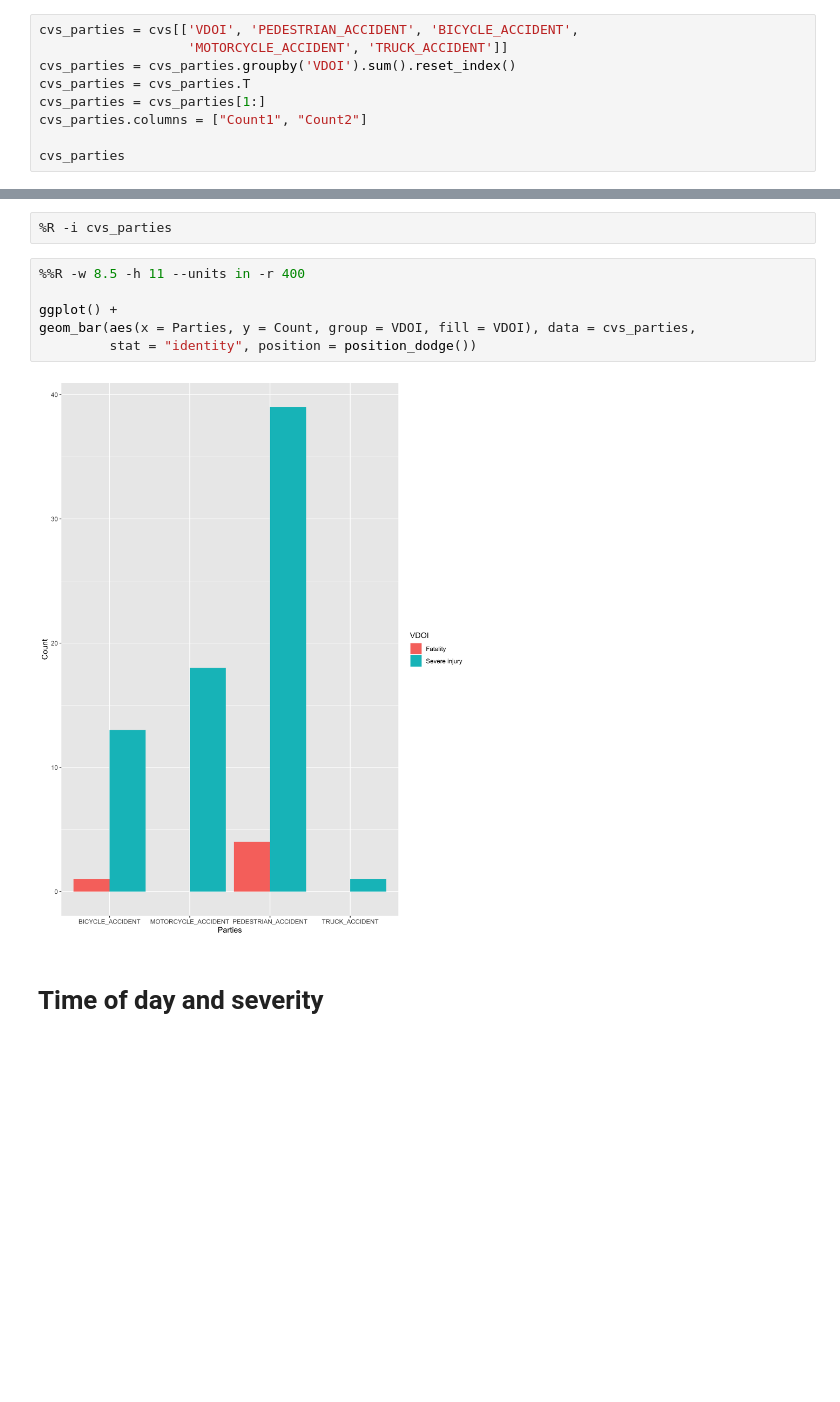
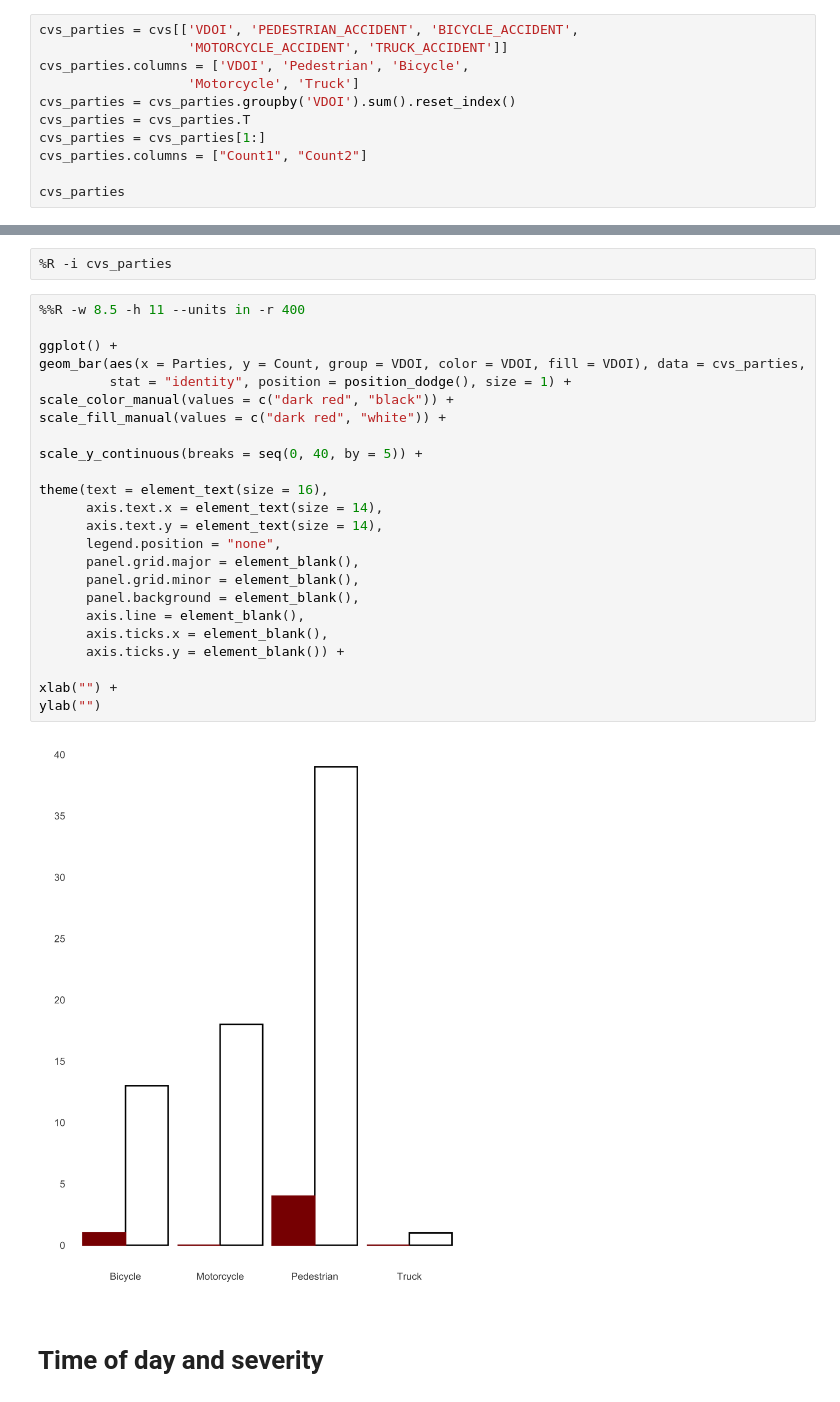
Before and after one commit to zs-barnes/Traffic-Collisions-EDA, a Jupyter notebook: EDA_Viz_Final_Project_Code_v3_bw.ipynb, the cells around one changed output, grey strips where cells are left out. Drawn from its saved outputs; the diff is of its cells as text; blank space fills up the shorter version.

Commit message:
formatted charts

```diff
--- a/EDA_Viz_Final_Project_Code_v3_bw.ipynb
+++ b/EDA_Viz_Final_Project_Code_v3_bw.ipynb
@@ -422,6 +462,8 @@ theme_minimal()
 # %%
 cvs_parties = cvs[['VDOI', 'PEDESTRIAN_ACCIDENT', 'BICYCLE_ACCIDENT',
                    'MOTORCYCLE_ACCIDENT', 'TRUCK_ACCIDENT']]
+cvs_parties.columns = ['VDOI', 'Pedestrian', 'Bicycle',
+                   'Motorcycle', 'Truck']
 cvs_parties = cvs_parties.groupby('VDOI').sum().reset_index()
 cvs_parties = cvs_parties.T
 cvs_parties = cvs_parties[1:]
@@ -457,11 +499,29 @@ cvs_parties
 # %%
 %%R -w 8.5 -h 11 --units in -r 400
 
 ggplot() +
-geom_bar(aes(x = Parties, y = Count, group = VDOI, fill = VDOI), data = cvs_parties,
-         stat = "identity", position = position_dodge())
+geom_bar(aes(x = Parties, y = Count, group = VDOI, color = VDOI, fill = VDOI), data = cvs_parties,
+         stat = "identity", position = position_dodge(), size = 1) +
+scale_color_manual(values = c("dark red", "black")) +
+scale_fill_manual(values = c("dark red", "white")) +
+
+scale_y_continuous(breaks = seq(0, 40, by = 5)) +
+
+theme(text = element_text(size = 16),
+      axis.text.x = element_text(size = 14),
+      axis.text.y = element_text(size = 14),
+      legend.position = "none",
+      panel.grid.major = element_blank(),
+      panel.grid.minor = element_blank(),
+      panel.background = element_blank(),
+      axis.line = element_blank(),
+      axis.ticks.x = element_blank(),
+      axis.ticks.y = element_blank()) +
+
+xlab("") +
+ylab("")
 # %% [output]
-[figure, old version]
+[figure, new version]
 # %% [markdown]
 # Time of day and severity
 # %%
```
Also changed, not shown: parts of 11 cells of this notebook.
